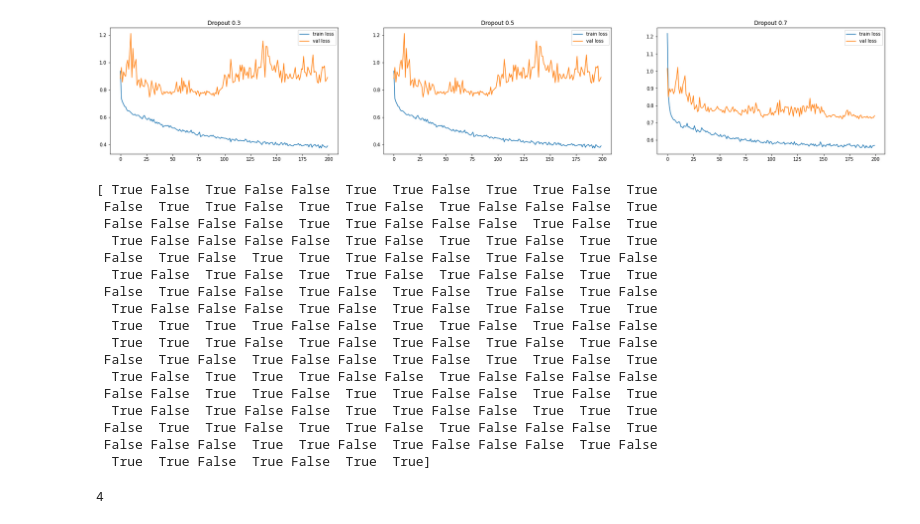
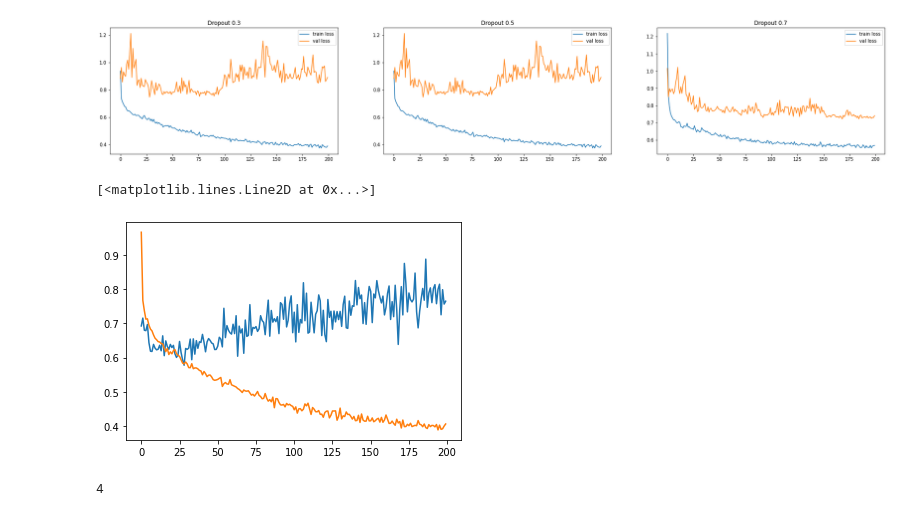
Before and after one commit to SimonFalk/beyondPianoRoll, a Jupyter notebook: cnn-analysis.ipynb, the cells around one changed output. Cells and saved outputs as stored; diff of their text form; code cells hidden in the pictures.

Commit message:
cnn training and analysis

```diff
--- a/cnn-analysis.ipynb
+++ b/cnn-analysis.ipynb
@@ -50,28 +60,14 @@ for ax, h_path, name in zip(axs, h_paths, names):
 # %% [output]
 [figure]
 # %%
-with open("./results/cnn-training-221016/fold_0_full-0.001-200eps-standard-trainable-noextend-dropout0.5_history.pickle", "rb") as f:
+with open("results/cnn-training-221108/fold_0_full-0.001-200eps-standard-trainable-noextend-dropout0.5_history.pickle", "rb") as f:
     history = pickle.load(f)
-print(np.ediff1d(history["val_wbce"])>0)
-#plt.plot(history["val_wbce"])
+#print(np.ediff1d(history["val_wbce"])>0)
+plt.plot(history["val_wbce"])
+plt.plot(history["wbce"])
 # %% [output]
-[ True False  True False False  True  True False  True  True False  True
- False  True  True False  True  True False  True False False False  True
- False False False False  True  True False False False  True False  True
-  True False False False False  True False  True  True False  True  True
- False  True False  True  True  True False False  True False  True False
-  True False  True False  True  True False  True False False  True  True
- False  True False False  True False  True False  True False  True False
-  True False False False  True False  True False  True False  True  True
-  True  True  True  True False False  True  True False  True False False
-  True  True  True False  True False  True False  True False  True False
- False  True False  True False False  True False  True  True False  True
-  True False  True  True  True False False  True False False False False
- False False  True  True False  True  True False False  True False  True
-  True False  True False False  True  True False False  True  True  True
- False  True  True False  True  True False  True False False False  True
- False False False  True  True False  True False False False  True False
-  True  True False  True False  True  True]
+[<matplotlib.lines.Line2D at 0x...>]
+[figure, added]
 # %%
 dss = [
     Dataset("initslurtest"),
```
Also changed, not shown: parts of 5 cells of this notebook, 17 other files.
